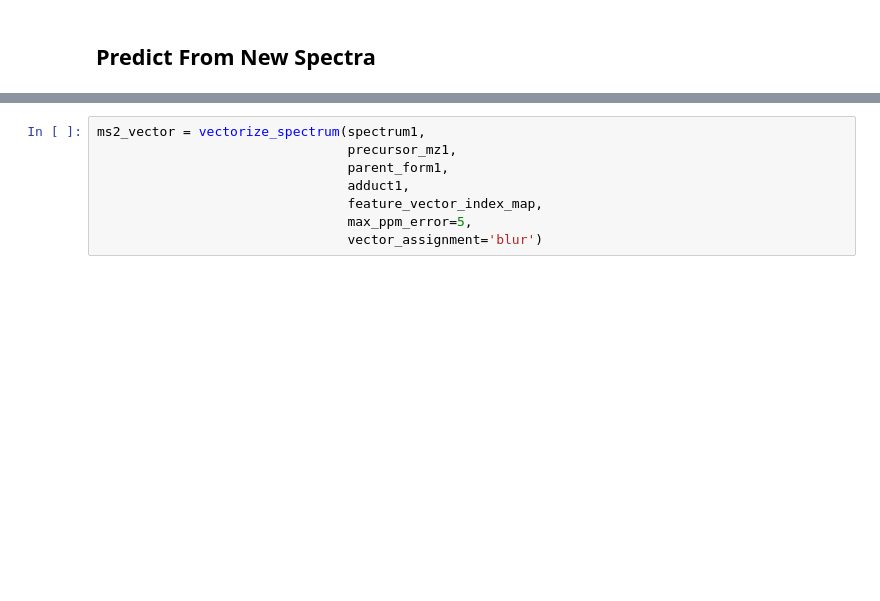
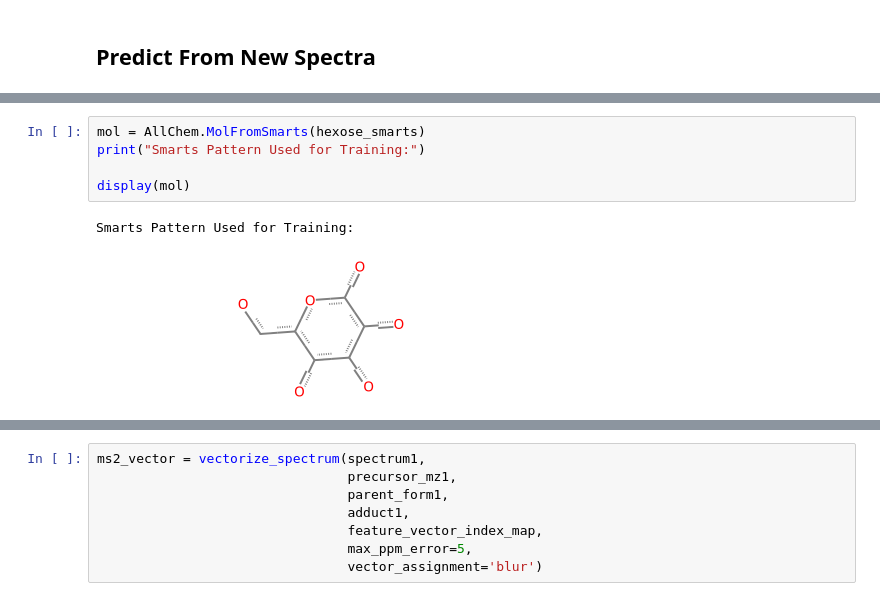
Before and after one commit to biorack/chemecho, a Jupyter notebook: notebooks/tutorial_with_example.ipynb, the cells around one changed output, grey strips where cells are left out. Saved outputs shown, nothing was run; the diff lists cells and outputs as text; blank space fills up the shorter version.

```diff
--- a/notebooks/tutorial_with_example.ipynb
+++ b/notebooks/tutorial_with_example.ipynb
@@ -135,3 +171,11 @@ spectrum1 = np.array([[51.709801,
   295386.0,
   107466.0,
   836176.0]])
+# %%
+mol = AllChem.MolFromSmarts(hexose_smarts)
+print("Smarts Pattern Used for Training:")
+
+display(mol)
+# %% [output]
+Smarts Pattern Used for Training:
+[figure, added]
```
Also changed, not shown: parts of 23 cells of this notebook, 1 other file.
